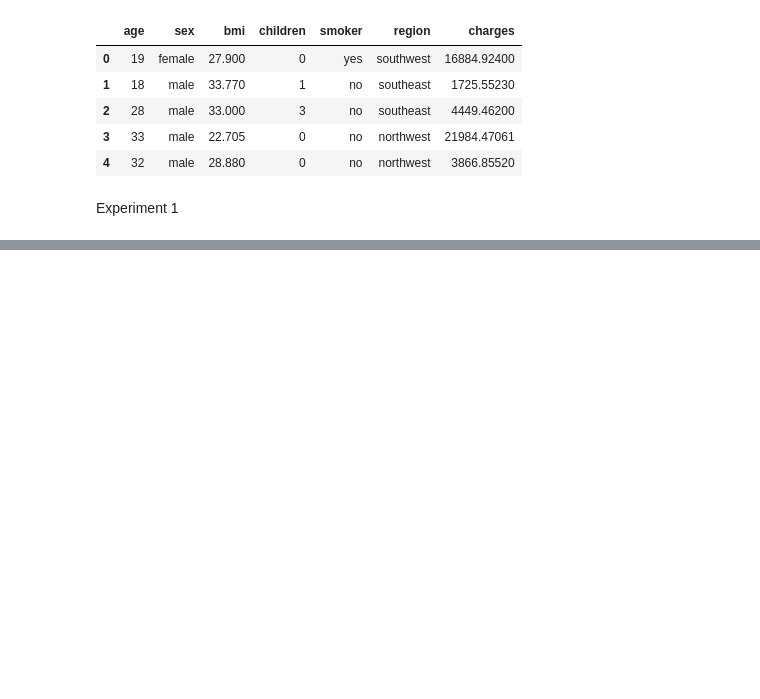
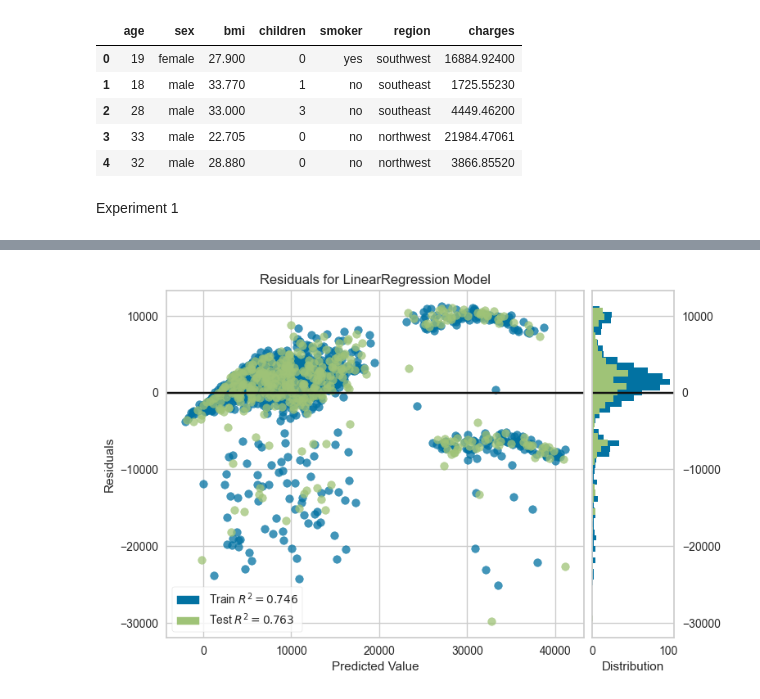
Before and after one commit to Yacaicedo6/proyecto_yan_hands_on, a Jupyter notebook: ml.ipynb, the cells around one changed output, grey strips where cells are left out. Saved outputs shown, nothing was run; the diff lists cells and outputs as text; code cells hidden in the pictures; blank space fills up the shorter version.

```diff
--- a/ml.ipynb
+++ b/ml.ipynb
@@ -41,0 +45,3 @@ lr = create_model('lr')
+# %%
+plot_model(lr)
+# %% [output]
@@ -41,0 +49 @@ lr = create_model('lr')
+[figure, added]
```
Also changed, not shown: parts of 9 cells of this notebook, 2 other files.
